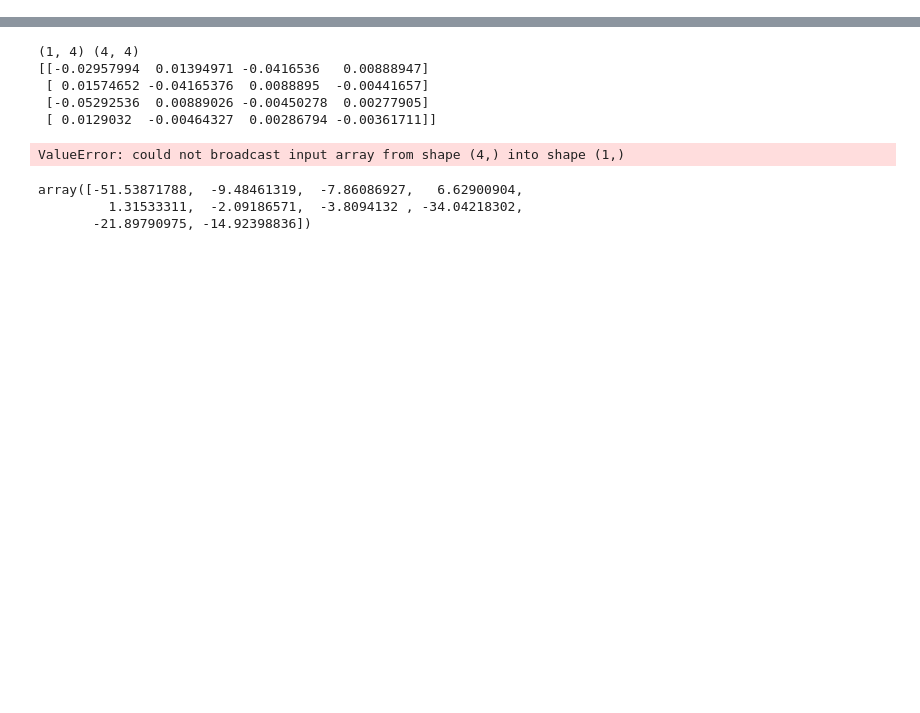
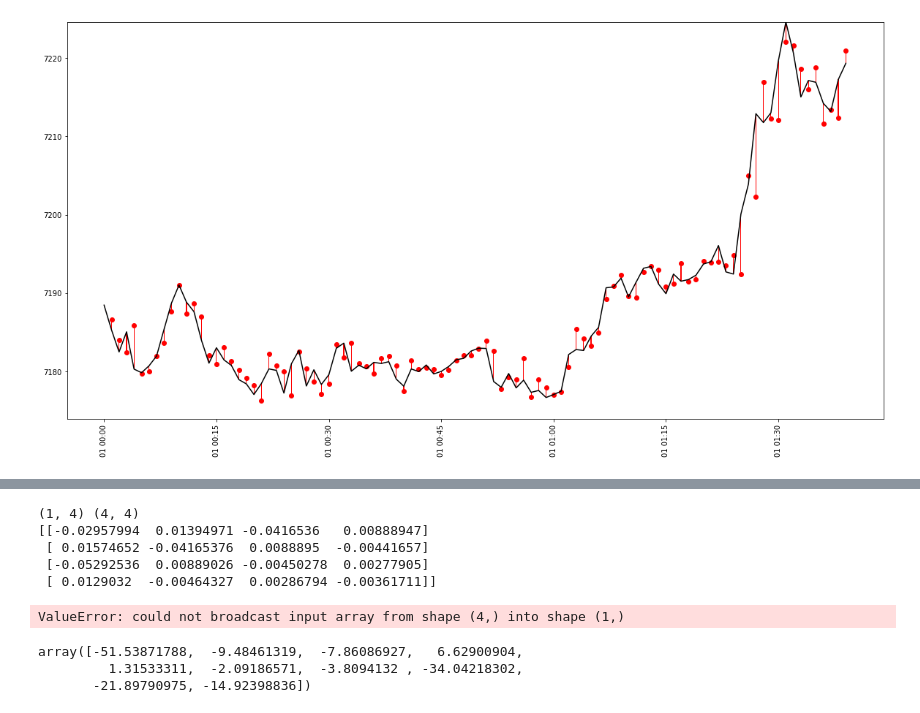
Before and after one commit to MohsenGhodrati/cvx_project_Kalman_Filter, a Jupyter notebook: Experiments.ipynb, the cells around one changed output, grey strips where cells are left out. Cells and saved outputs as stored; diff of their text form; code cells hidden in the pictures; blank space fills up the shorter version.

```diff
--- a/Experiments.ipynb
+++ b/Experiments.ipynb
@@ -66,3 +70,0 @@ df
-# %%
-df['Return'] = (df['Close'] / df['Open'] - 1) * 100
-df
@@ -82,0 +90,25 @@ df
+# %%
+df['Weighted Price Average'] = df['Value'] / df['Volume']
+m = 100
+plt.figure(figsize=(20, 10))
+plt.xticks(rotation=90)
+plt.plot(
+    df.iloc[0:m].index,
+    df['Weighted Price Average'][0:m],
+    color='black')
+x_limits = plt.xlim()
+x_width = x_limits[1] - x_limits[0]
+plt.bar(
+    x=df.iloc[0:m].index,
+    height=df['Close'].shift(1)[0:m]-df['Weighted Price Average'][0:m],
+    width=0.1*(x_width / m),
+    bottom=df['Weighted Price Average'][0:m],
+    color='red')
+plt.scatter(
+    df.iloc[0:m].index,
+    df['Close'].shift(1)[0:m],
+    color='red'
+)
+plt.show()
+# %% [output]
+[figure, added]
```
Also changed, not shown: parts of 9 cells of this notebook.
